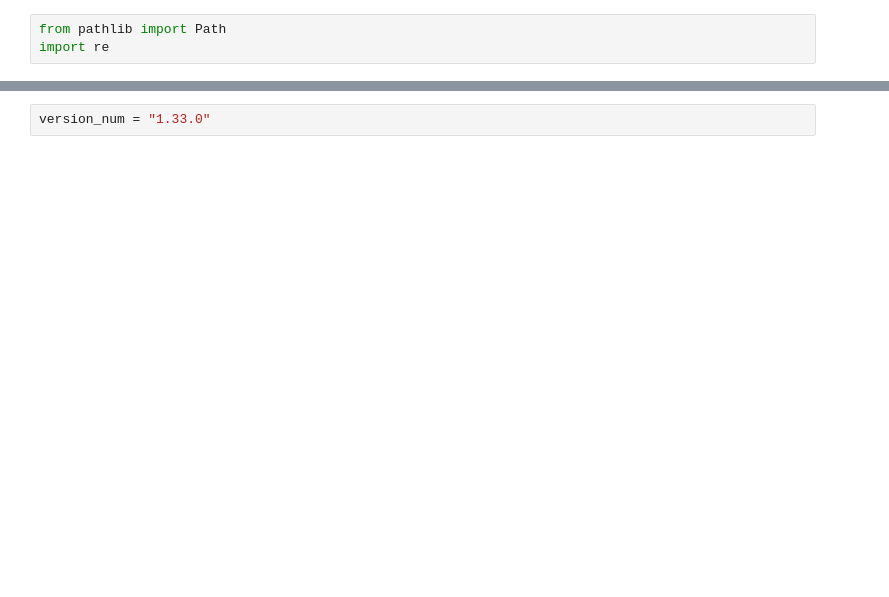
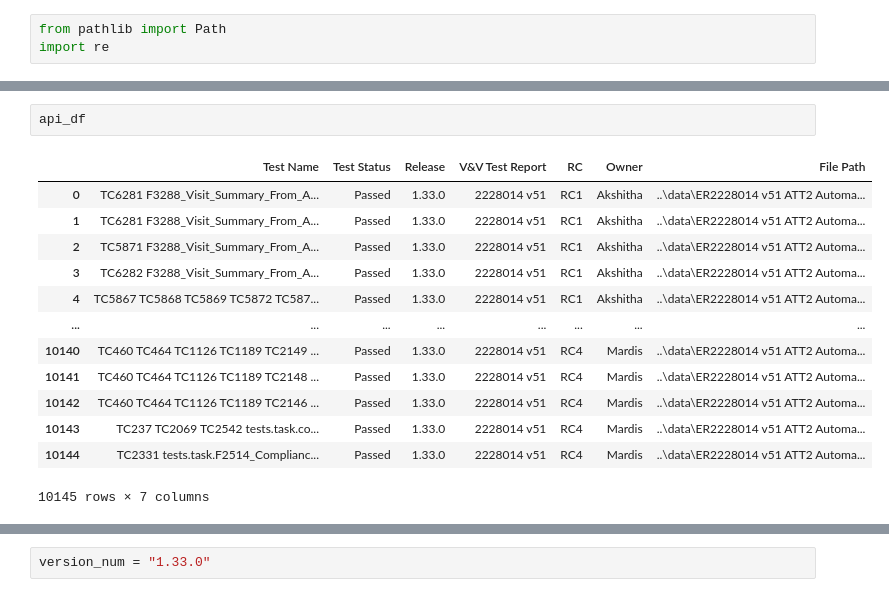
Before and after one commit to jacoblee628/systemsproject, a Jupyter notebook: src/more_experiments.ipynb, the cells around one changed output, grey strips where cells are left out. Drawn from its saved outputs; the diff is of its cells as text; blank space fills up the shorter version.

```diff
--- a/src/more_experiments.ipynb
+++ b/src/more_experiments.ipynb
@@ -9,0 +98,16 @@ import re
+# %%
+api_df
+# %% [output]
+|  | Test Name | Test Status | Release | V&V Test Report | RC | Owner | File Path |
+| 0 | TC6281 F3288_Visit_Summary_From_A... | Passed | 1.33.0 | 2228014 v51 | RC1 | Akshitha | ..\data\ER2228014 v51 ATT2 Automa... |
+| 1 | TC6281 F3288_Visit_Summary_From_A... | Passed | 1.33.0 | 2228014 v51 | RC1 | Akshitha | ..\data\ER2228014 v51 ATT2 Automa... |
+| 2 | TC5871 F3288_Visit_Summary_From_A... | Passed | 1.33.0 | 2228014 v51 | RC1 | Akshitha | ..\data\ER2228014 v51 ATT2 Automa... |
+| 3 | TC6282 F3288_Visit_Summary_From_A... | Passed | 1.33.0 | 2228014 v51 | RC1 | Akshitha | ..\data\ER2228014 v51 ATT2 Automa... |
+| 4 | TC5867 TC5868 TC5869 TC5872 TC587... | Passed | 1.33.0 | 2228014 v51 | RC1 | Akshitha | ..\data\ER2228014 v51 ATT2 Automa... |
+| ... | ... | ... | ... | ... | ... | ... | ... |
+| 10140 | TC460 TC464 TC1126 TC1189 TC2149 ... | Passed | 1.33.0 | 2228014 v51 | RC4 | Mardis | ..\data\ER2228014 v51 ATT2 Automa... |
+| 10141 | TC460 TC464 TC1126 TC1189 TC2148 ... | Passed | 1.33.0 | 2228014 v51 | RC4 | Mardis | ..\data\ER2228014 v51 ATT2 Automa... |
+| 10142 | TC460 TC464 TC1126 TC1189 TC2146 ... | Passed | 1.33.0 | 2228014 v51 | RC4 | Mardis | ..\data\ER2228014 v51 ATT2 Automa... |
+| 10143 | TC237 TC2069 TC2542 tests.task.co... | Passed | 1.33.0 | 2228014 v51 | RC4 | Mardis | ..\data\ER2228014 v51 ATT2 Automa... |
+| 10144 | TC2331 tests.task.F2514_Complianc... | Passed | 1.33.0 | 2228014 v51 | RC4 | Mardis | ..\data\ER2228014 v51 ATT2 Automa... |
+10145 rows × 7 columns
```
Also changed, not shown: parts of 81 cells of this notebook, 2 other files.
